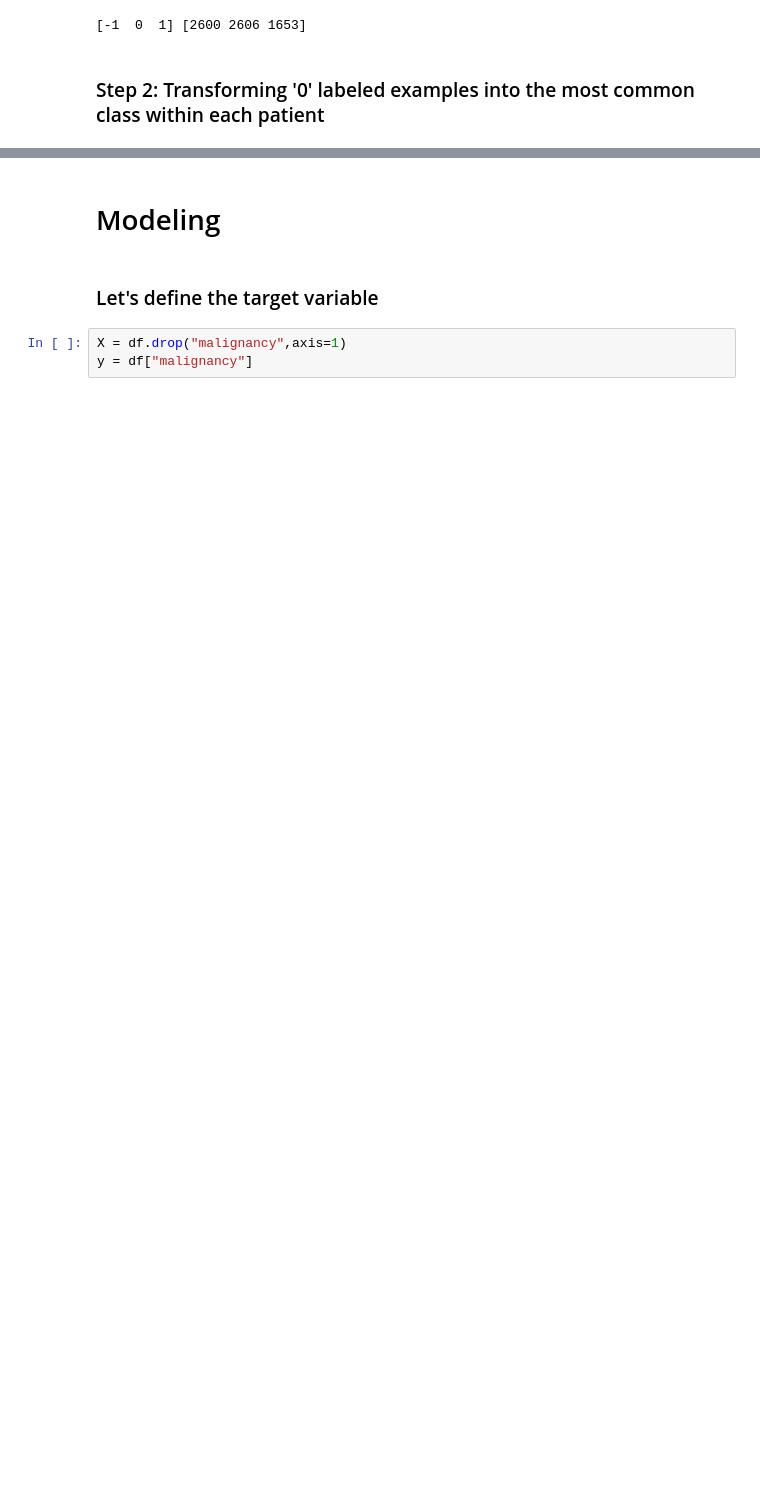
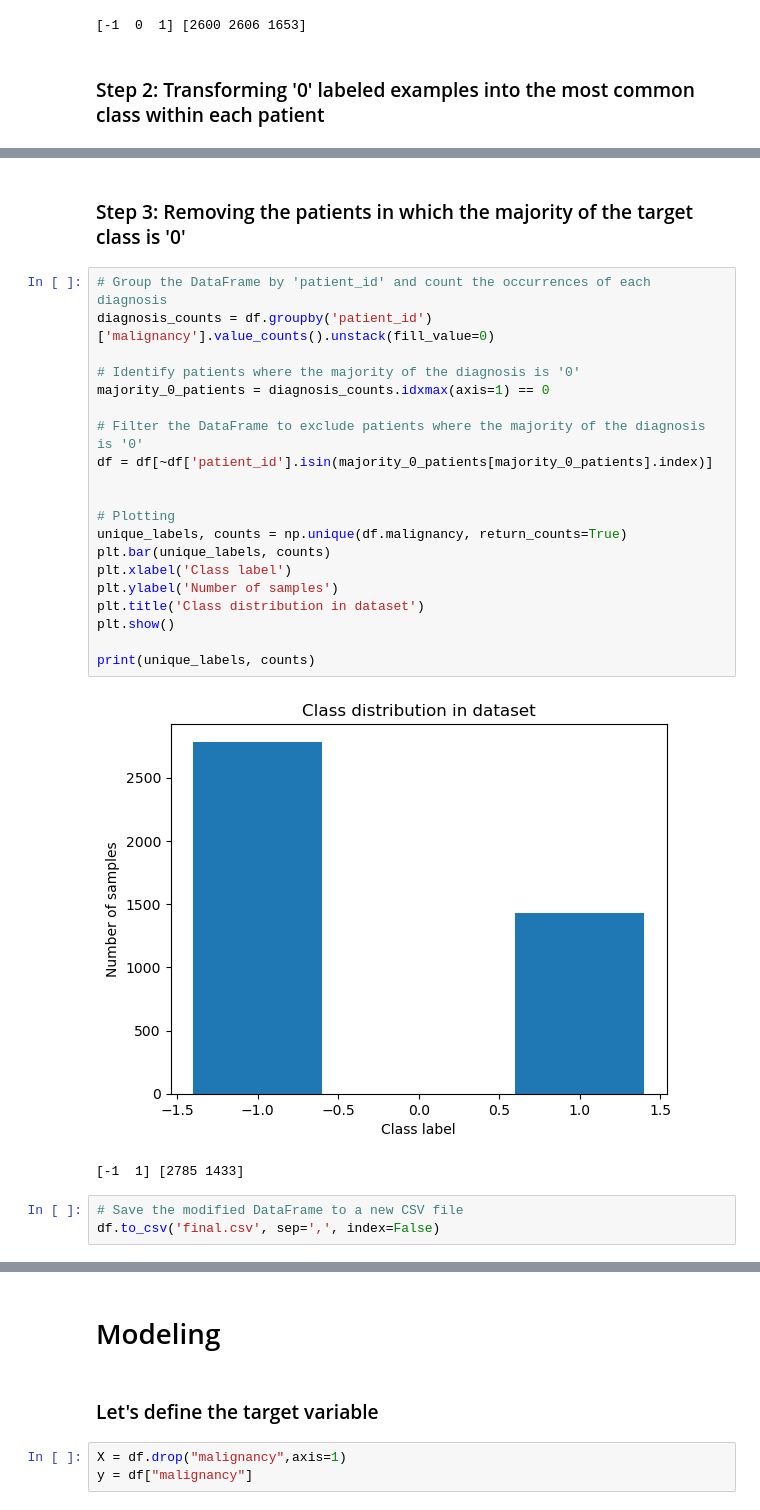
Before and after one commit to barbara-san/LabIACD-Project-1, a Jupyter notebook: LIDC Library/data.ipynb, the cells around one changed output, grey strips where cells are left out. Cells and saved outputs as stored; diff of their text form; blank space fills up the shorter version.

```diff
--- a/LIDC Library/data.ipynb
+++ b/LIDC Library/data.ipynb
@@ -209,2 +206,30 @@ print(unique_labels, counts)
 [-1  0  1] [3388 1549 1922]
+# %% [markdown]
+### Step 3: Removing the patients in which the majority of the target class is '0'
+# %%
+# Group the DataFrame by 'patient_id' and count the occurrences of each diagnosis
+diagnosis_counts = df.groupby('patient_id')['malignancy'].value_counts().unstack(fill_value=0)
+
+# Identify patients where the majority of the diagnosis is '0'
+majority_0_patients = diagnosis_counts.idxmax(axis=1) == 0
+
+# Filter the DataFrame to exclude patients where the majority of the diagnosis is '0'
+df = df[~df['patient_id'].isin(majority_0_patients[majority_0_patients].index)]
+
+
+# Plotting
+unique_labels, counts = np.unique(df.malignancy, return_counts=True)
+plt.bar(unique_labels, counts)
+plt.xlabel('Class label')
+plt.ylabel('Number of samples')
+plt.title('Class distribution in dataset')
+plt.show()
+
+print(unique_labels, counts)
+# %% [output]
+[figure, added]
+[-1  1] [2785 1433]
+# %%
+# Save the modified DataFrame to a new CSV file
+df.to_csv('final.csv', sep=',', index=False)
 # %% [markdown]
```
Also changed, not shown: parts of 5 cells of this notebook, 4 other files.
